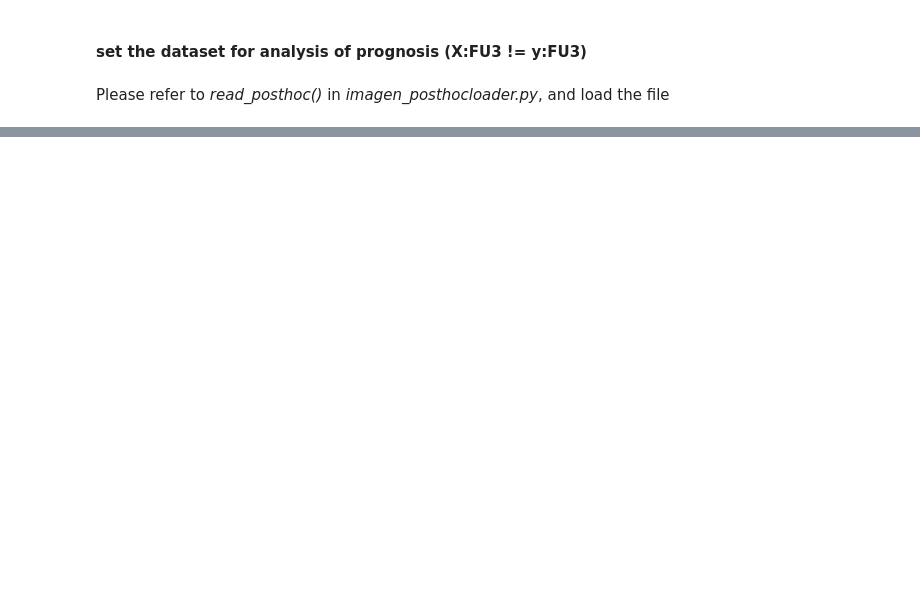
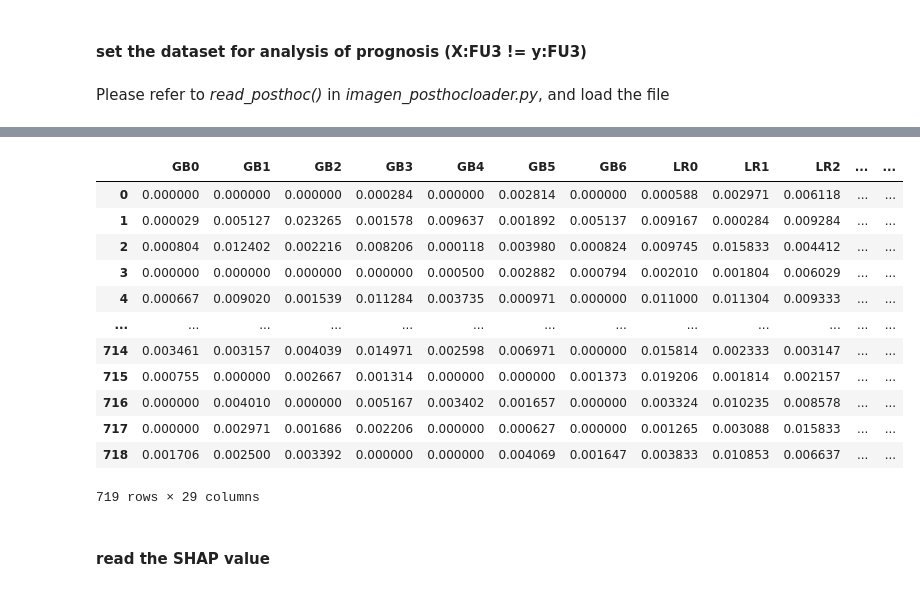
Before and after one commit to jihoonkim2100/imagen_post_hoc_analysis, a Jupyter notebook: post-hoc_preprocessing.ipynb, the cells around one changed output, grey strips where cells are left out. Cells and saved outputs as stored; diff of their text form; code cells hidden in the pictures; blank space fills up the shorter version.

```diff
--- a/post-hoc_preprocessing.ipynb
+++ b/post-hoc_preprocessing.ipynb
@@ -284,0 +183,3 @@ Name: 1000, Length: 80, dtype: object
+# %%
+DATA_DIR = "/ritter/share/data/IMAGEN"
+SHAP = SHAP_visualization()
@@ -284,0 +220,39 @@ Name: 1000, Length: 80, dtype: object
+# %%
+# load the holdout data
+holdout_dir = "newholdout-clean-fu3-espad-fu3-19a-binge-n102.h5"
+ho_X, ho_X_col_names, ho_list = SHAP.get_holdout_data(holdout_dir, group=False)
+# print(f"Holdout dataset: {ho_X.shape}, {len(ho_X_col_names)}, "
+#       f"{ho_list[0].shape}, {ho_list[1].shape}")
+# %%
+# Save the DF_SHAP
+DF_SHAP = pd.DataFrame(
+    {'GB0': mean_GB0,
+     'GB1': mean_GB1,
+     'GB2': mean_GB2,
+     'GB3': mean_GB3,
+     'GB4': mean_GB4,
+     'GB5': mean_GB5,
+     'GB6': mean_GB6,
+     'LR0': mean_LR0,
+     'LR1': mean_LR1,
+     'LR2': mean_LR2,
+     'LR3': mean_LR3,
+     'LR4': mean_LR4,
+     'LR5': mean_LR5,
+     'LR6': mean_LR6,
+     'SVM_lin0': mean_SVM_lin0,
+     'SVM_lin1': mean_SVM_lin1,
+     'SVM_lin2': mean_SVM_lin2,
+     'SVM_lin3': mean_SVM_lin3,
+     'SVM_lin4': mean_SVM_lin4,
+     'SVM_lin5': mean_SVM_lin5,
+     'SVM_lin6': mean_SVM_lin6,
+     'SVM_rbf0': mean_SVM_rbf0,
+     'SVM_rbf1': mean_SVM_rbf1,
+     'SVM_rbf2': mean_SVM_rbf2,
+     'SVM_rbf3': mean_SVM_rbf3,
+     'SVM_rbf4': mean_SVM_rbf4,
+     'SVM_rbf5': mean_SVM_rbf5,
+     'SVM_rbf6': mean_SVM_rbf6,
+     'Col names': ho_X_col_names}
+)
@@ -284,0 +261,18 @@ Name: 1000, Length: 80, dtype: object
+# %%
+DF_SHAP
+# %% [output]
+|  | GB0 | GB1 | GB2 | GB3 | GB4 | GB5 | GB6 | LR0 | LR1 | LR2 | ... | ... |
+| 0 | 0.000000 | 0.000000 | 0.000000 | 0.000284 | 0.000000 | 0.002814 | 0.000000 | 0.000588 | 0.002971 | 0.006118 | ... | ... |
+| 1 | 0.000029 | 0.005127 | 0.023265 | 0.001578 | 0.009637 | 0.001892 | 0.005137 | 0.009167 | 0.000284 | 0.009284 | ... | ... |
+| 2 | 0.000804 | 0.012402 | 0.002216 | 0.008206 | 0.000118 | 0.003980 | 0.000824 | 0.009745 | 0.015833 | 0.004412 | ... | ... |
+| 3 | 0.000000 | 0.000000 | 0.000000 | 0.000000 | 0.000500 | 0.002882 | 0.000794 | 0.002010 | 0.001804 | 0.006029 | ... | ... |
+| 4 | 0.000667 | 0.009020 | 0.001539 | 0.011284 | 0.003735 | 0.000971 | 0.000000 | 0.011000 | 0.011304 | 0.009333 | ... | ... |
+| ... | ... | ... | ... | ... | ... | ... | ... | ... | ... | ... | ... | ... |
+| 714 | 0.003461 | 0.003157 | 0.004039 | 0.014971 | 0.002598 | 0.006971 | 0.000000 | 0.015814 | 0.002333 | 0.003147 | ... | ... |
+| 715 | 0.000755 | 0.000000 | 0.002667 | 0.001314 | 0.000000 | 0.000000 | 0.001373 | 0.019206 | 0.001814 | 0.002157 | ... | ... |
+| 716 | 0.000000 | 0.004010 | 0.000000 | 0.005167 | 0.003402 | 0.001657 | 0.000000 | 0.003324 | 0.010235 | 0.008578 | ... | ... |
+| 717 | 0.000000 | 0.002971 | 0.001686 | 0.002206 | 0.000000 | 0.000627 | 0.000000 | 0.001265 | 0.003088 | 0.015833 | ... | ... |
+| 718 | 0.001706 | 0.002500 | 0.003392 | 0.000000 | 0.000000 | 0.004069 | 0.001647 | 0.003833 | 0.010853 | 0.006637 | ... | ... |
+719 rows × 29 columns
+# %% [markdown]
+#### read the SHAP value
```
Also changed, not shown: parts of 25 cells of this notebook, 3 other files.
